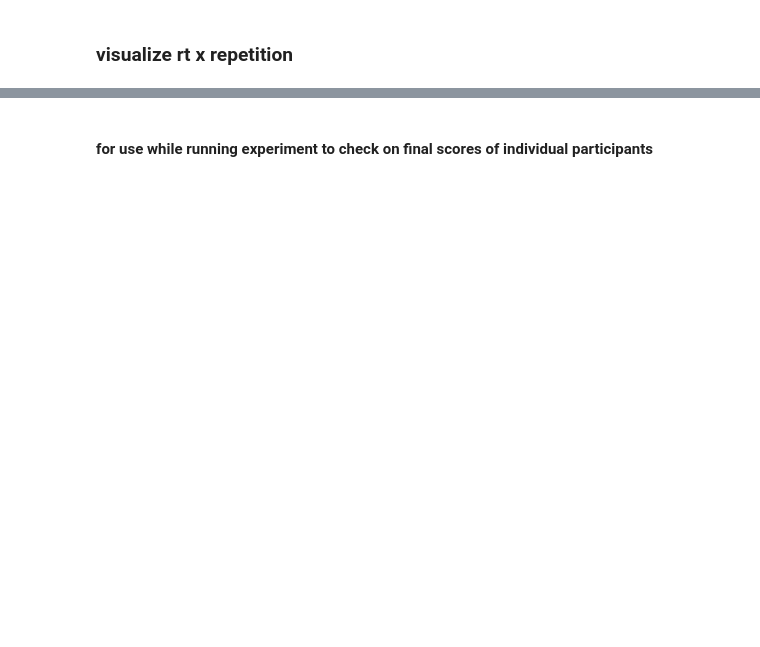
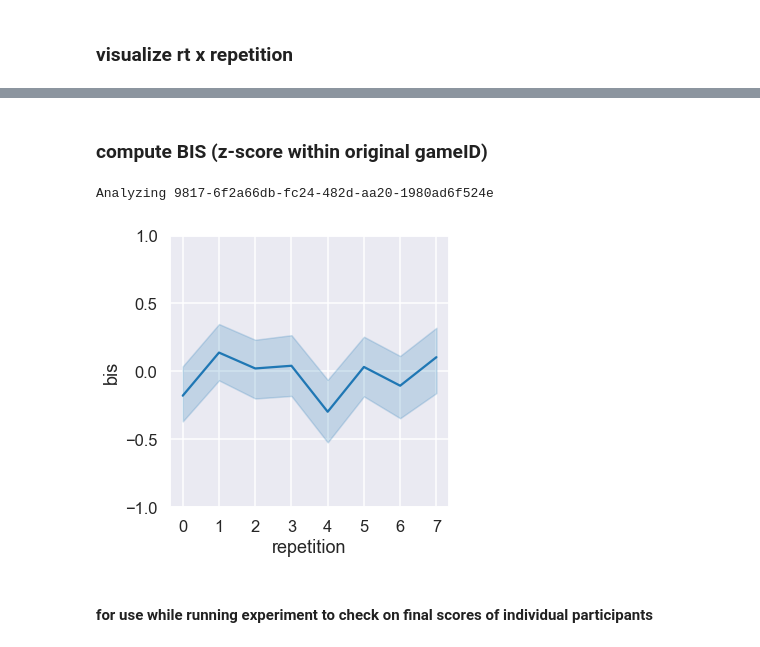
Before and after one commit to cogtoolslab/graphical_conventions_cogsci19, a Jupyter notebook: analysis/ipynb/jefan/generate_recog_dataframe.ipynb, the cells around one changed output, grey strips where cells are left out. Cells and saved outputs as stored; diff of their text form; code cells hidden in the pictures; blank space fills up the shorter version.

```diff
--- a/analysis/ipynb/jefan/generate_recog_dataframe.ipynb
+++ b/analysis/ipynb/jefan/generate_recog_dataframe.ipynb
@@ -226,3 +289,66 @@ plt.tight_layout()
+# %% [markdown]
+### compute BIS (z-score within original gameID)
+# %%
+def zscore(x,mu,sd):
+    return (x-mu)/(sd+1e-6)
+# %%
+## sort dataframe by original gameID, repetition, and target_objectname
+X3 = X2.sort_values(by=['orig_gameID','repetition','target_objectname']).reset_index(drop=True)
+## add log RT
+X3['logRT'] = np.log(X3['rt'])
+# %%
+## groupby original gameID
+grouped = X3.groupby('orig_gameID')
+
+## init new aggregated vars
+acc_norm = []
+rt_norm = []
+bis = []
+orig_gameID = []
+repetition = []
+
+## loop through games
+for name, group in grouped:
+    print 'Analyzing {}'.format(name)
+    clear_output(wait=True)
+    rt_mu = group['logRT'].mean()
+    rt_sd = group['logRT'].std()
+    acc_mu = group['correct'].mean()
+    acc_sd = group['correct'].std()
+    repwise = group.groupby('repetition')
+    ## loop through reps within games
+    for name,rep in repwise:
+        rep_acc_raw = rep['correct'].mean()
+        rep_rt_raw = rep['logRT'].mean()
+        accN = zscore(rep_acc_raw,acc_mu,acc_sd)
+        rtN = zscore(rep_rt_raw,rt_mu,rt_sd)
+        acc_norm.append(accN)
+        rt_norm.append(rtN)
+        bis.append(accN-rtN)
+        assert len(np.unique(rep['orig_gameID'].values))==1
+        orig_gameID.append(np.unique(rep['orig_gameID'].values)[0])
+        repetition.append(np.unique(rep['repetition'].values)[0])
+# %% [output]
+Analyzing 9817-6f2a66db-fc24-482d-aa20-1980ad6f524e
+# %%
+## construct dataframe
+X4 = pd.DataFrame([orig_gameID,repetition,acc_norm,rt_norm,bis])
+X4 = X4.transpose()
+X4.columns = ['orig_gameID','repetition','acc_norm','rt_norm','bis']
+
+## convert to numeric datatype
+X4['bis']=pd.to_numeric(pd.Series(X4['bis']))
+X4['acc_norm']=pd.to_numeric(pd.Series(X4['acc_norm']))
+X4['rt_norm']=pd.to_numeric(pd.Series(X4['rt_norm']))
+# %%
+## visualize BIS x repetition
+fig = plt.figure(figsize=(5,5))
+sns.lineplot(data=X4,x='repetition',y='bis')
+plt.ylim(-1,1)
+t = plt.yticks(np.arange(-1, 1.1, 0.5))
+t = plt.xticks(np.arange(0, 8, 1))
+# %% [output]
+[figure, added]
 # %% [markdown]
 #### for use while running experiment to check on final scores of individual participants
 # %%
```
Also changed, not shown: parts of 14 cells of this notebook.
